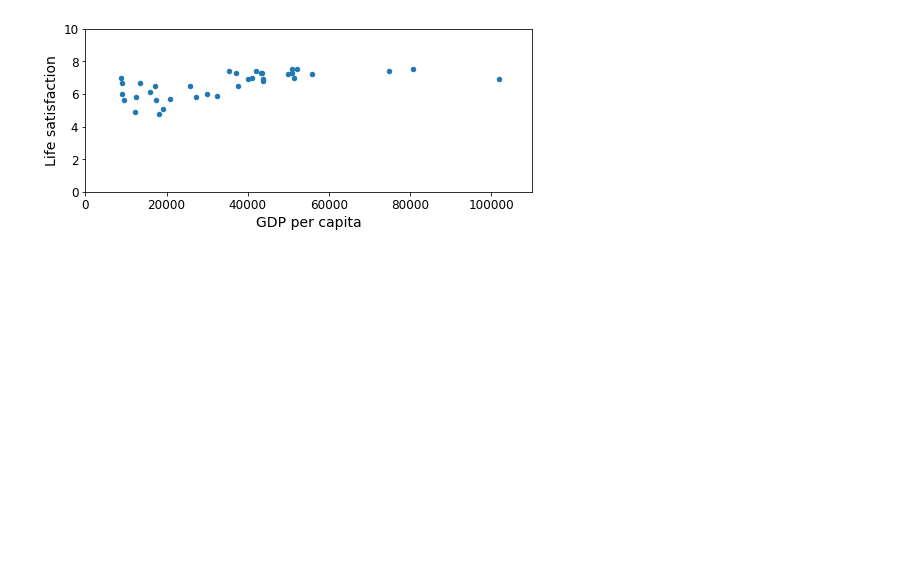
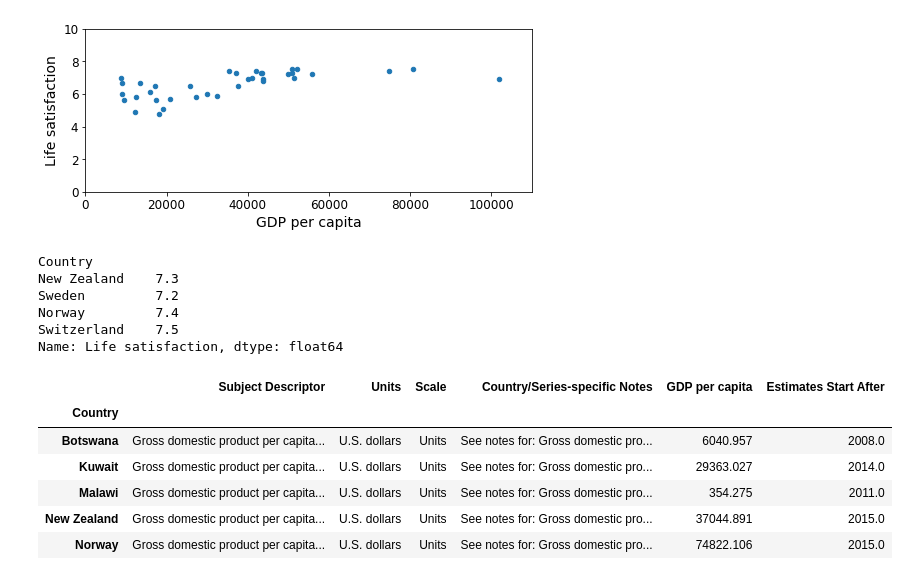
Before and after one commit to Lomax2020/Machine_learning, a Jupyter notebook: Life satisfaction data.ipynb, the cells around one changed output. Cells and saved outputs as stored; diff of their text form; code cells hidden in the pictures; blank space fills up the shorter version.

```diff
--- a/Life satisfaction data.ipynb
+++ b/Life satisfaction data.ipynb
@@ -406,3 +406,22 @@ plt.show()
 # %% [output]
 ValueError: Input contains NaN, infinity or a value too large for dtype('float64').
 [figure]
+# %%
+full_country_stats.loc[[c for c in full_country_stats.index if "W" in c.upper()]]["Life satisfaction"]
+# %% [output]
+Country
+New Zealand    7.3
+Sweden         7.2
+Norway         7.4
+Switzerland    7.5
+Name: Life satisfaction, dtype: float64
+# %%
+gdp_per_capita.loc[[c for c in gdp_per_capita.index if "W" in c.upper()]].head()
+# %% [output]
+|  | Subject Descriptor | Units | Scale | Country/Series-specific Notes | GDP per capita | Estimates Start After |
+| Country |  |  |  |  |  |  |
+| Botswana | Gross domestic product per capita... | U.S. dollars | Units | See notes for: Gross domestic pro... | 6040.957 | 2008.0 |
+| Kuwait | Gross domestic product per capita... | U.S. dollars | Units | See notes for: Gross domestic pro... | 29363.027 | 2014.0 |
+| Malawi | Gross domestic product per capita... | U.S. dollars | Units | See notes for: Gross domestic pro... | 354.275 | 2011.0 |
+| New Zealand | Gross domestic product per capita... | U.S. dollars | Units | See notes for: Gross domestic pro... | 37044.891 | 2015.0 |
+| Norway | Gross domestic product per capita... | U.S. dollars | Units | See notes for: Gross domestic pro... | 74822.106 | 2015.0 |
```
Also changed, not shown: parts of 5 cells of this notebook.
